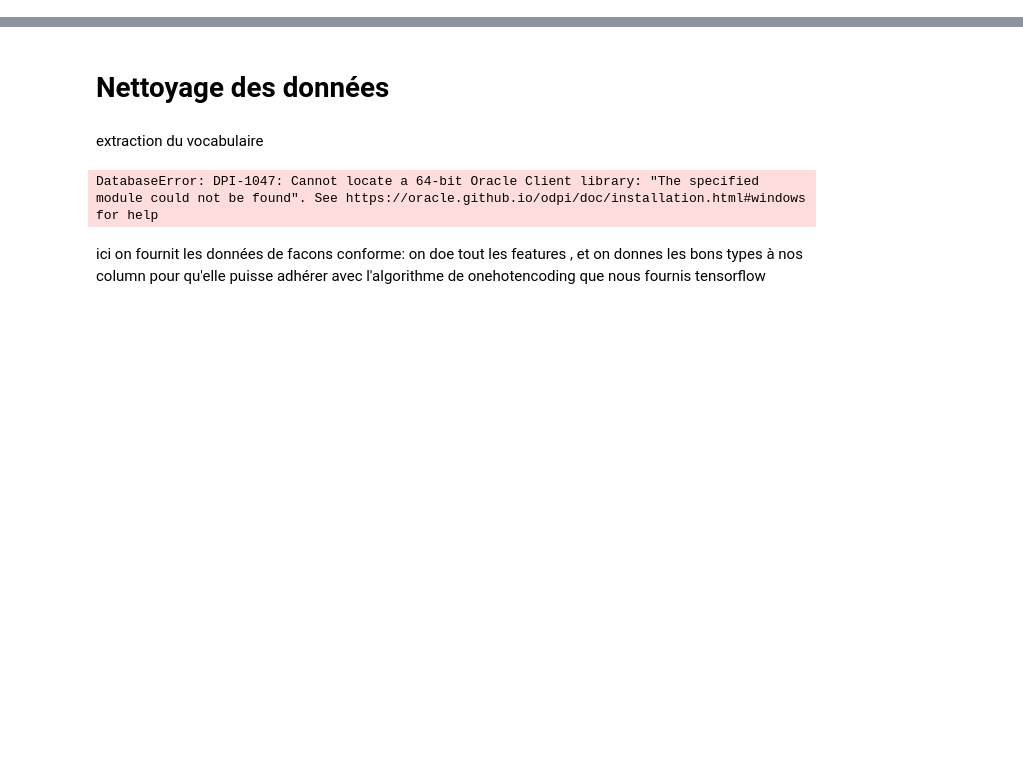
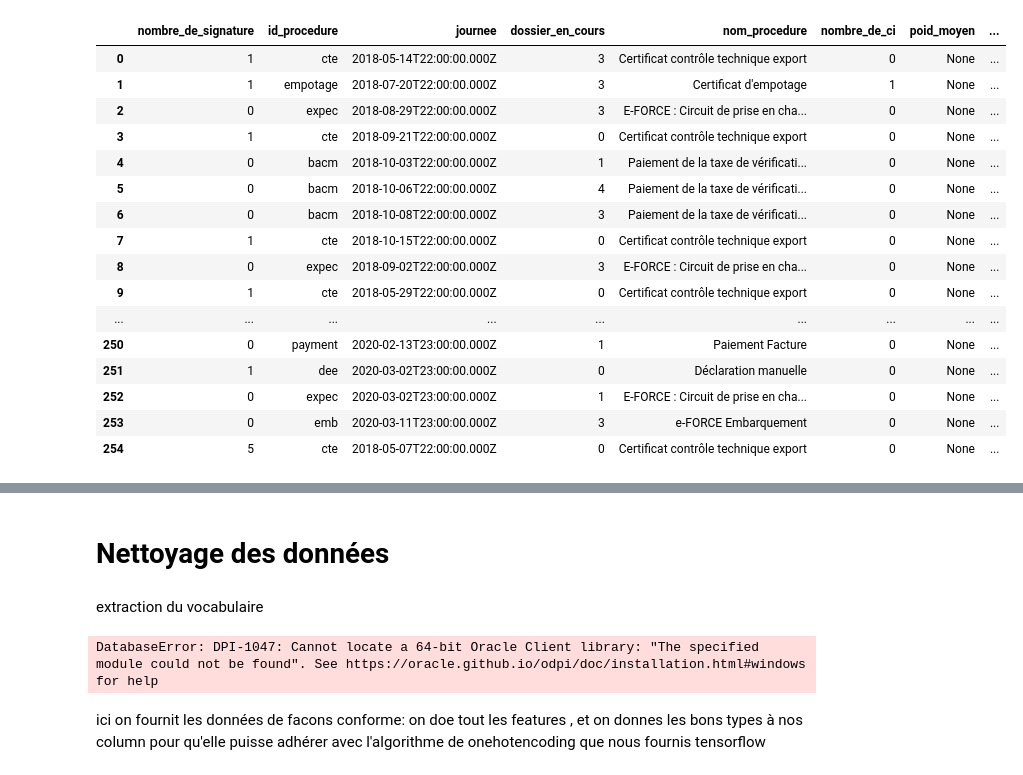
Before and after one commit to ngobibibnbe/Infos_centre, a Jupyter notebook: MachineLearning/Untitled.ipynb, the cells around one changed output, grey strips where cells are left out. Drawn from its saved outputs; the diff is of its cells as text; code cells hidden in the pictures; blank space fills up the shorter version.

```diff
--- a/MachineLearning/Untitled.ipynb
+++ b/MachineLearning/Untitled.ipynb
@@ -14,31 +14,48 @@ response = elastic_client.search(
     body={},
     size=total_docs
 )
 elastic_docs = response["hits"]["hits"]
 """for key, val in response["hits"].items():
     if key == "hits":
         for num, doc in enumerate(val):
             print (num, '-->', doc, "\n")"""
 fields = {}
 for num, doc in enumerate(elastic_docs):
     pass
     # do stuff here!
     # get source data from document
     source_data = doc["_source"]
     # iterate source data (use iteritems() for Python 2)
     for key, val in source_data.items():
         try:
             fields[key] = np.append(fields[key], val)
         except KeyError:
             fields[key] = np.array([val])
 
 
 
 elastic_df = pandas.DataFrame(fields)
 
 
 df=elastic_df
 
 np.random.shuffle(df.values)
-print(df)
+df
 # %% [output]
+|  | nombre_de_signature | id_procedure | journee | dossier_en_cours | nom_procedure | nombre_de_ci | poid_moyen | ... |
+| 0 | 1 | cte | 2018-05-14T22:00:00.000Z | 3 | Certificat contrôle technique export | 0 | None | ... |
+| 1 | 1 | empotage | 2018-07-20T22:00:00.000Z | 3 | Certificat d'empotage | 1 | None | ... |
+| 2 | 0 | expec | 2018-08-29T22:00:00.000Z | 3 | E-FORCE : Circuit de prise en cha... | 0 | None | ... |
+| 3 | 1 | cte | 2018-09-21T22:00:00.000Z | 0 | Certificat contrôle technique export | 0 | None | ... |
+| 4 | 0 | bacm | 2018-10-03T22:00:00.000Z | 1 | Paiement de la taxe de vérificati... | 0 | None | ... |
+| 5 | 0 | bacm | 2018-10-06T22:00:00.000Z | 4 | Paiement de la taxe de vérificati... | 0 | None | ... |
+| 6 | 0 | bacm | 2018-10-08T22:00:00.000Z | 3 | Paiement de la taxe de vérificati... | 0 | None | ... |
+| 7 | 1 | cte | 2018-10-15T22:00:00.000Z | 0 | Certificat contrôle technique export | 0 | None | ... |
+| 8 | 0 | expec | 2018-09-02T22:00:00.000Z | 3 | E-FORCE : Circuit de prise en cha... | 0 | None | ... |
+| 9 | 1 | cte | 2018-05-29T22:00:00.000Z | 0 | Certificat contrôle technique export | 0 | None | ... |
+| ... | ... | ... | ... | ... | ... | ... | ... | ... |
+| 250 | 0 | payment | 2020-02-13T23:00:00.000Z | 1 | Paiement Facture | 0 | None | ... |
+| 251 | 1 | dee | 2020-03-02T23:00:00.000Z | 0 | Déclaration manuelle | 0 | None | ... |
+| 252 | 0 | expec | 2020-03-02T23:00:00.000Z | 1 | E-FORCE : Circuit de prise en cha... | 0 | None | ... |
+| 253 | 0 | emb | 2020-03-11T23:00:00.000Z | 3 | e-FORCE Embarquement | 0 | None | ... |
+| 254 | 5 | cte | 2018-05-07T22:00:00.000Z | 0 | Certificat contrôle technique export | 0 | None | ... |
```
Also changed, not shown: parts of 4 cells of this notebook.
